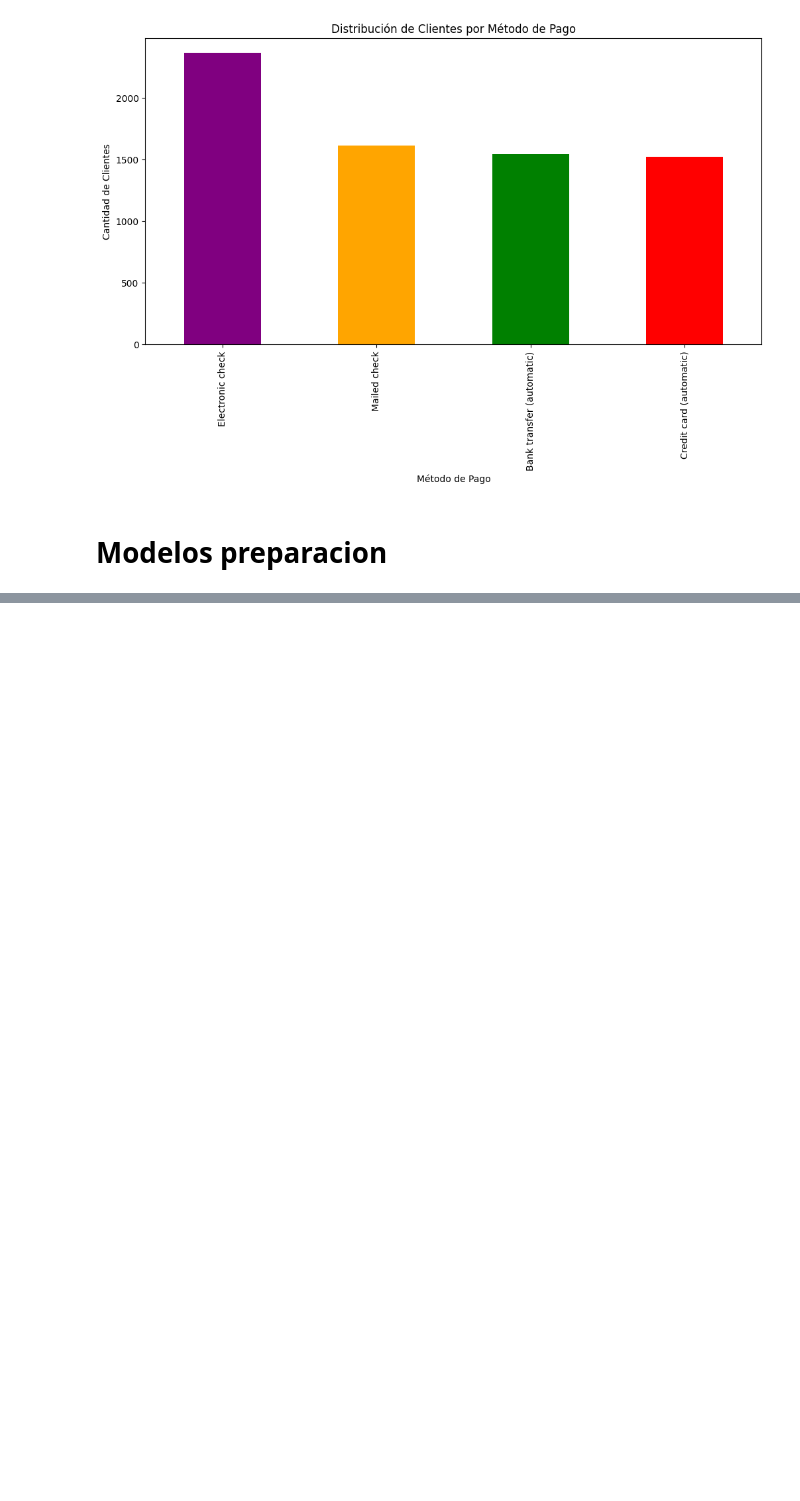
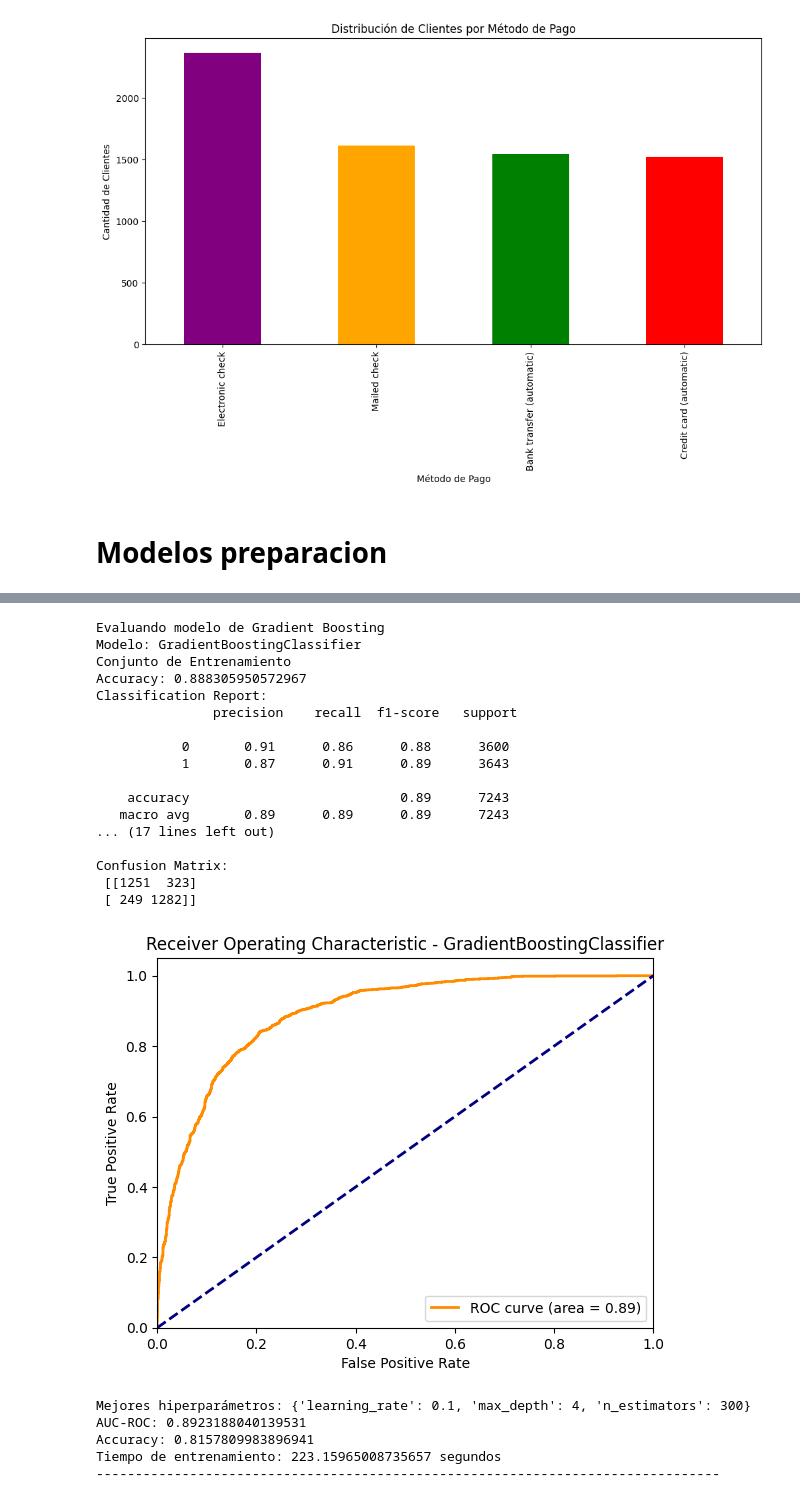
Before and after one commit to ErayFaSol/Proyecto-FINAL-DS15, a Jupyter notebook: proyecto_final.ipynb, the cells around one changed output, grey strips where cells are left out. Saved outputs shown, nothing was run; the diff lists cells and outputs as text; code cells hidden in the pictures; blank space fills up the shorter version.

```diff
--- a/proyecto_final.ipynb
+++ b/proyecto_final.ipynb
@@ -633,0 +680,33 @@ Confusion Matrix:
+# %%
+# Evaluar modelo de Gradient Boosting
+print("Evaluando modelo de Gradient Boosting")
+mejores_parametros_gb, auc_roc_gb, accuracy_gb, tiempo_gb = evaluar_y_medicion_tiempo(grid_gb, X_train, y_train, X_test, y_test)
+print(f"Mejores hiperparámetros: {mejores_parametros_gb}")
+print(f"AUC-ROC: {auc_roc_gb}")
+print(f"Accuracy: {accuracy_gb}")
+print(f"Tiempo de entrenamiento: {tiempo_gb} segundos")
+print("-" * 80)
+# %% [output]
+Evaluando modelo de Gradient Boosting
+Modelo: GradientBoostingClassifier
+Conjunto de Entrenamiento
+Accuracy: 0.888305950572967
+Classification Report:
+               precision    recall  f1-score   support
+
+           0       0.91      0.86      0.88      3600
+           1       0.87      0.91      0.89      3643
+
+    accuracy                           0.89      7243
+   macro avg       0.89      0.89      0.89      7243
+... (17 lines left out)
+
+Confusion Matrix:
+ [[1251  323]
+ [ 249 1282]]
+[figure, added]
+Mejores hiperparámetros: {'learning_rate': 0.1, 'max_depth': 4, 'n_estimators': 300}
+AUC-ROC: 0.8923188040139531
+Accuracy: 0.8157809983896941
+Tiempo de entrenamiento: 223.15965008735657 segundos
+--------------------------------------------------------------------------------
```
Also changed, not shown: parts of 15 cells of this notebook.
